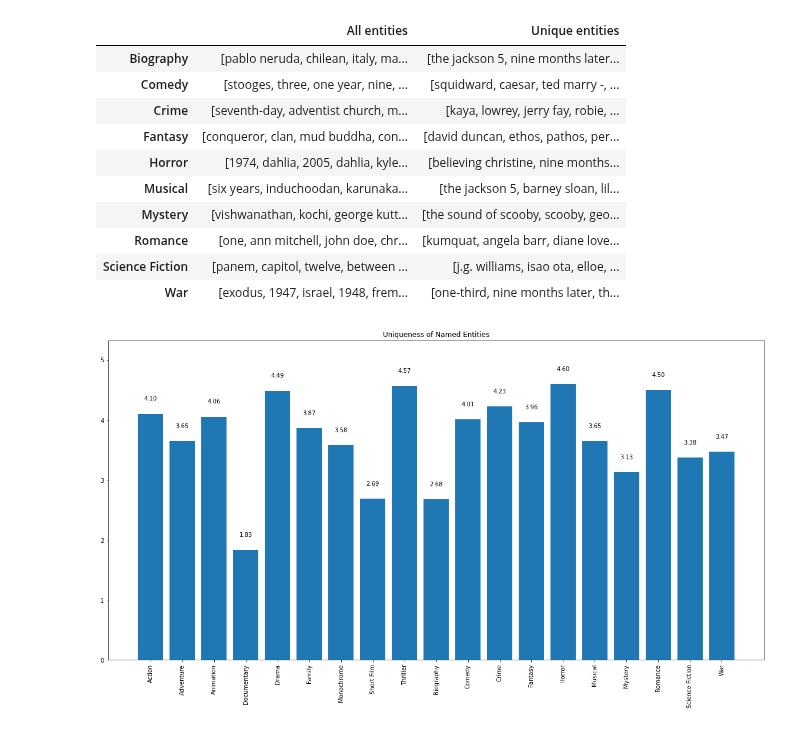
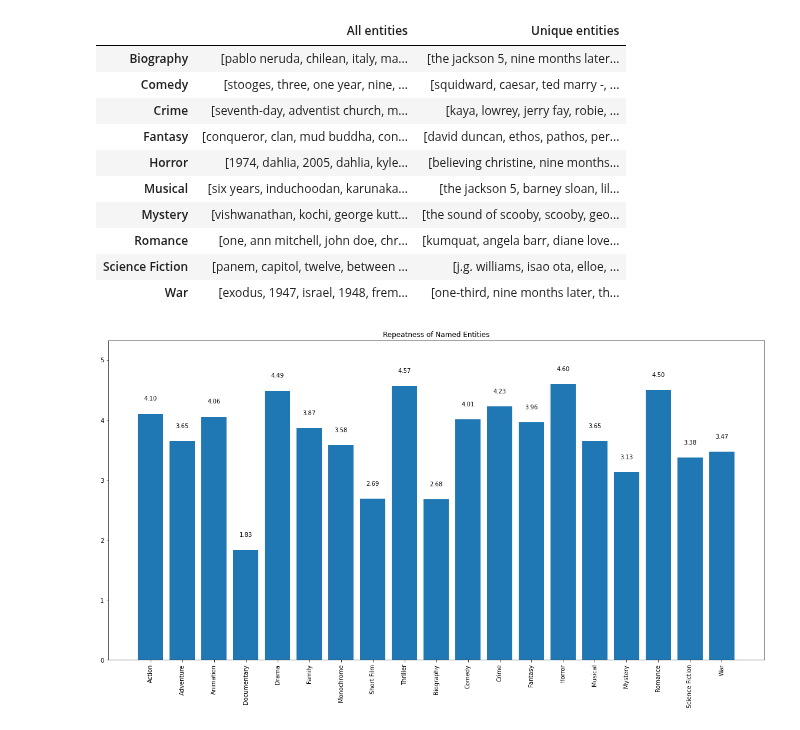
Before and after one commit to xbohdan/movie-genres, a Jupyter notebook: text-analysis/analysis.ipynb, the cells around one changed output. Saved outputs shown, nothing was run; the diff lists cells and outputs as text; code cells hidden in the pictures.

Commit message:
Change "uniqueness" to "repeatness"

```diff
--- a/text-analysis/analysis.ipynb
+++ b/text-analysis/analysis.ipynb
@@ -192,7 +192,7 @@ specific_entities
 | Science Fiction | [panem, capitol, twelve, between ... | [j.g. williams, isao ota, elloe, ... |
 | War | [exodus, 1947, israel, 1948, frem... | [one-third, nine months later, th... |
 # %%
-def plot_uniqueness() -> None:
+def plot_repeatness() -> None:
     height = []
     bars = []
     for df in [general_entities, specific_entities]:
@@ -208,9 +208,9 @@ def plot_uniqueness() -> None:
     plt.ylim(y_min, y_max + 0.5)
     for i, v in enumerate(height):
         plt.text(i, v + 0.25, f"{v:.2f}", ha="center", va="center")
-    plt.title("Uniqueness of Named Entities")
+    plt.title("Repeatness of Named Entities")
     plt.show()
-# %%
-plot_uniqueness()
-# %% [output]
-[figure, removed]
+# %%
+plot_repeatness()
+# %% [output]
+[figure, added]
```
Also changed, not shown: parts of 1 cell of this notebook.
